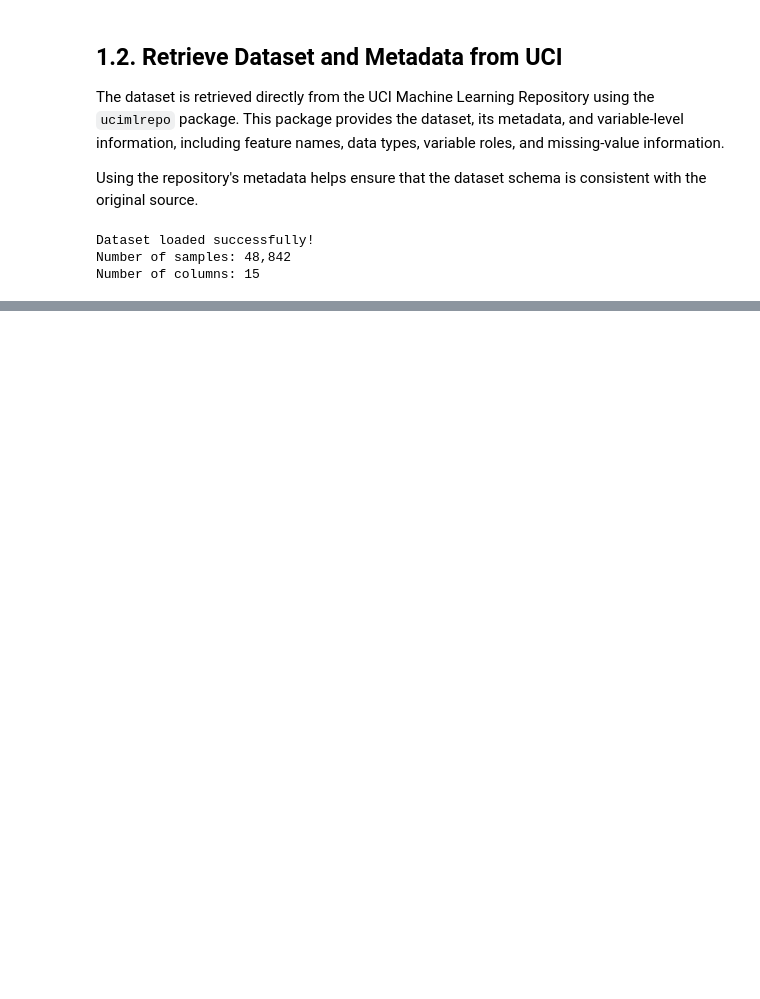
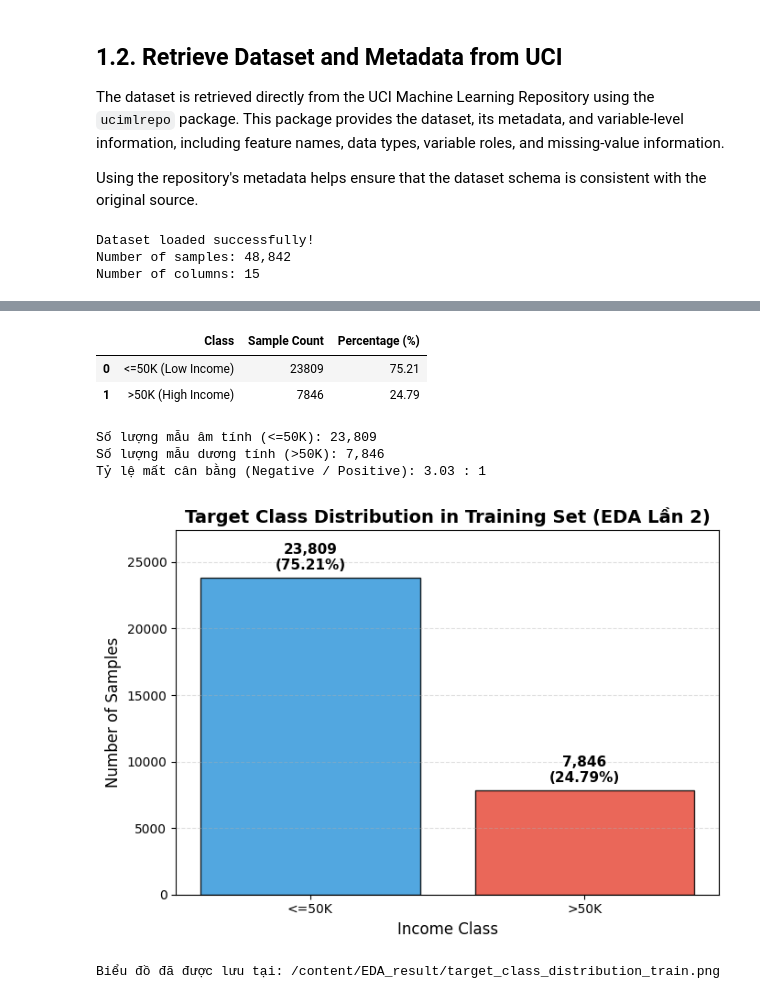
Before and after one commit to superiorhamster/CO5177, a Jupyter notebook: ipynb/tabular/Adult_Census_Income_EDA_Preprocessing.ipynb, the cells around one changed output, grey strips where cells are left out. Drawn from its saved outputs; the diff is of its cells as text; code cells hidden in the pictures; blank space fills up the shorter version.

```diff
--- a/ipynb/tabular/Adult_Census_Income_EDA_Preprocessing.ipynb
+++ b/ipynb/tabular/Adult_Census_Income_EDA_Preprocessing.ipynb
@@ -1270,0 +471,71 @@ In this experiment, XGBoost is trained on the preprocessed training set without
+# %%
+import pandas as pd
+import matplotlib.pyplot as plt
+from pathlib import Path
+
+EDA_DIR = Path("EDA_result")
+EDA_DIR.mkdir(parents=True, exist_ok=True)
+
+# Calculate class distribution in the training set
+train_counts = y_train.value_counts()
+train_percentages = y_train.value_counts(normalize=True) * 100
+
+class_imbalance_df = pd.DataFrame({
+    "Class": ["<=50K (Low Income)", ">50K (High Income)"],
+    "Sample Count": [train_counts.get("<=50K", 0), train_counts.get(">50K", 0)],
+    "Percentage (%)": [train_percentages.get("<=50K", 0), train_percentages.get(">50K", 0)]
+})
+
+neg_count = train_counts.get("<=50K", 0)
+pos_count = train_counts.get(">50K", 0)
+imbalance_ratio = neg_count / pos_count
+
+display(class_imbalance_df.round(2))
+print(f"Số lượng mẫu âm tính (<=50K): {neg_count:,}")
+print(f"Số lượng mẫu dương tính (>50K): {pos_count:,}")
+print(f"Tỷ lệ mất cân bằng (Negative / Positive): {imbalance_ratio:.2f} : 1")
+
+# Visualize target class distribution
+fig, ax = plt.subplots(figsize=(7, 5))
+bars = ax.bar(
+    ["<=50K", ">50K"],
+    [neg_count, pos_count],
+    color=["#3498db", "#e74c3c"],
+    edgecolor="black",
+    alpha=0.85
+)
+
+ax.set_title("Target Class Distribution in Training Set (EDA Lần 2)", fontsize=14, fontweight="bold")
+ax.set_xlabel("Income Class", fontsize=12)
+ax.set_ylabel("Number of Samples", fontsize=12)
+ax.grid(axis="y", linestyle="--", alpha=0.4)
+
+for bar, pct in zip(bars, class_imbalance_df["Percentage (%)"]):
+    ax.text(
+        bar.get_x() + bar.get_width() / 2,
+        bar.get_height() + 400,
+        f"{int(bar.get_height()):,}\n({pct:.2f}%)",
+        ha="center",
+        va="bottom",
+        fontsize=11,
+        fontweight="bold"
+    )
+
+ax.set_ylim(0, max(neg_count, pos_count) * 1.15)
+fig.tight_layout()
+
+output_path = EDA_DIR / "target_class_distribution_train.png"
+fig.savefig(output_path, dpi=200, bbox_inches="tight")
+plt.show()
+plt.close(fig)
+
+print(f"Biểu đồ đã được lưu tại: {output_path.resolve()}")
+# %% [output]
+|  | Class | Sample Count | Percentage (%) |
+| 0 | <=50K (Low Income) | 23809 | 75.21 |
+| 1 | >50K (High Income) | 7846 | 24.79 |
+Số lượng mẫu âm tính (<=50K): 23,809
+Số lượng mẫu dương tính (>50K): 7,846
+Tỷ lệ mất cân bằng (Negative / Positive): 3.03 : 1
+[figure, added]
+Biểu đồ đã được lưu tại: /content/EDA_result/target_class_distribution_train.png
```
Also changed, not shown: parts of 127 cells of this notebook, 22 other files.
